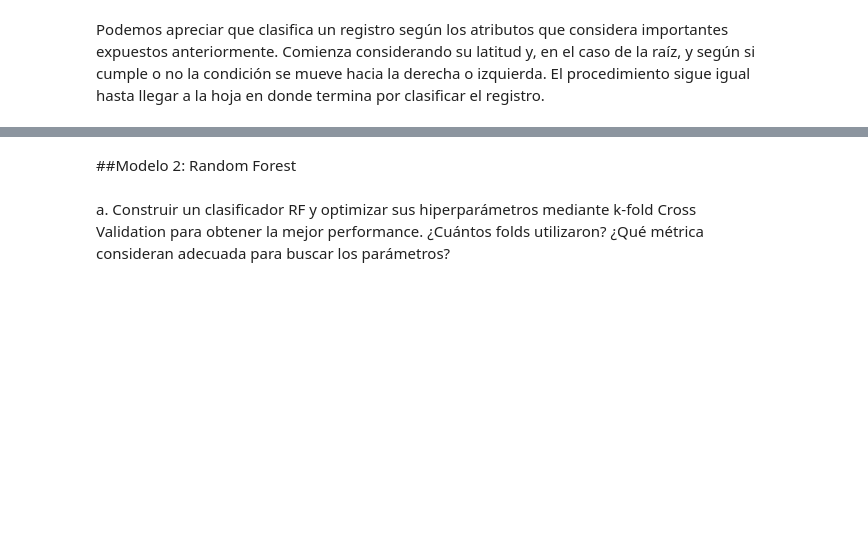
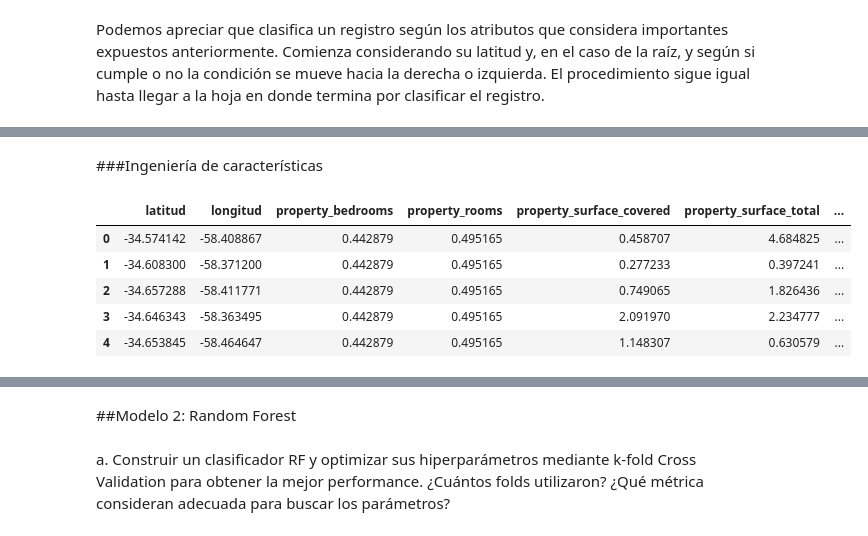
Before and after one commit to AlanRichmond/7506R-1C2024-GRUPO10, a Jupyter notebook: 7506R_TP1_GRUPO10_ENTREGA_N3.ipynb, the cells around one changed output, grey strips where cells are left out. Cells and saved outputs as stored; diff of their text form; code cells hidden in the pictures; blank space fills up the shorter version.

```diff
--- a/7506R_TP1_GRUPO10_ENTREGA_N3.ipynb
+++ b/7506R_TP1_GRUPO10_ENTREGA_N3.ipynb
@@ -500,0 +762,2 @@ El procedimiento sigue igual hasta llegar a la hoja en donde termina por clasifi
+# %% [markdown]
+###Ingeniería de características
@@ -500,0 +774,9 @@ El procedimiento sigue igual hasta llegar a la hoja en donde termina por clasifi
+# %%
+df_dummies.head()
+# %% [output]
+|  | latitud | longitud | property_bedrooms | property_rooms | property_surface_covered | property_surface_total | ... |
+| 0 | -34.574142 | -58.408867 | 0.442879 | 0.495165 | 0.458707 | 4.684825 | ... |
+| 1 | -34.608300 | -58.371200 | 0.442879 | 0.495165 | 0.277233 | 0.397241 | ... |
+| 2 | -34.657288 | -58.411771 | 0.442879 | 0.495165 | 0.749065 | 1.826436 | ... |
+| 3 | -34.646343 | -58.363495 | 0.442879 | 0.495165 | 2.091970 | 2.234777 | ... |
+| 4 | -34.653845 | -58.464647 | 0.442879 | 0.495165 | 1.148307 | 0.630579 | ... |
```
Also changed, not shown: parts of 44 cells of this notebook.
